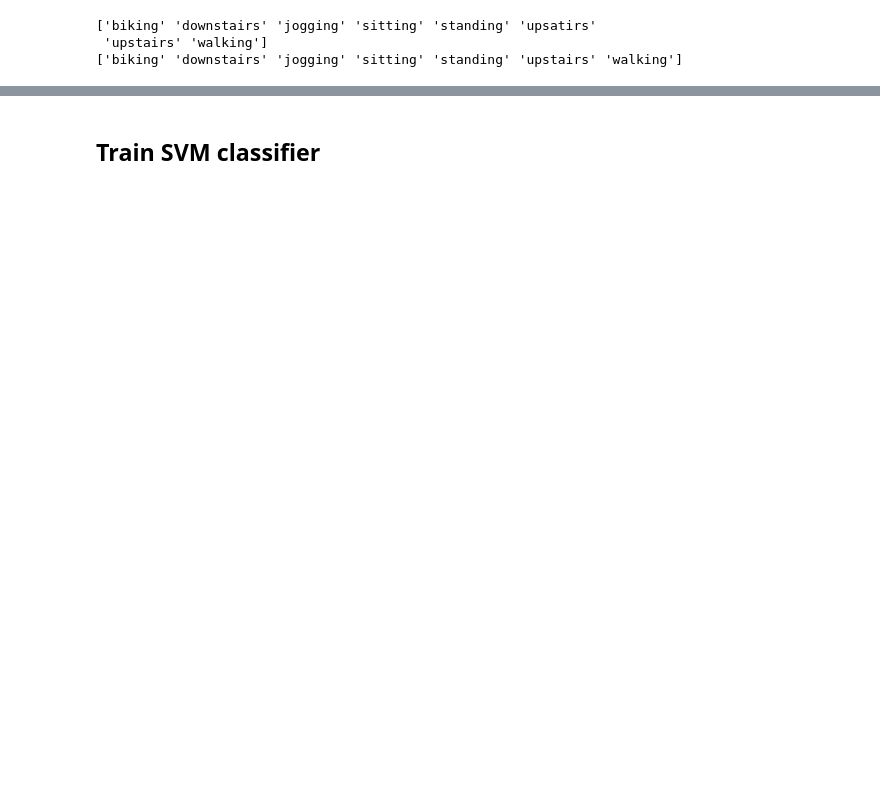
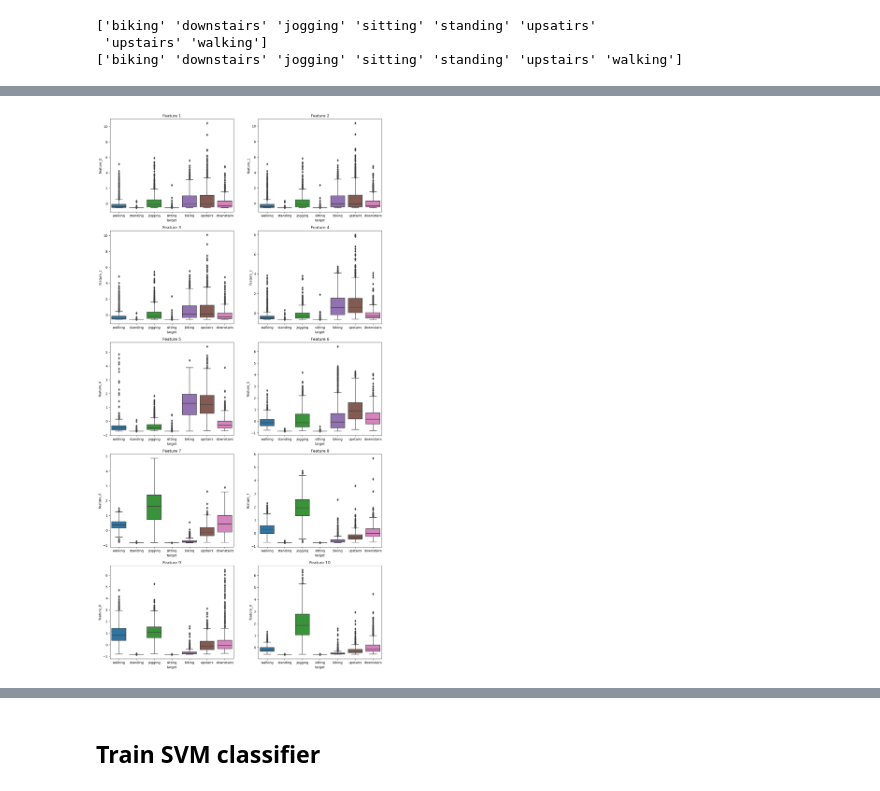
Before and after one commit to VasilisMpletsos/ActivityDetection_AUTH_2023, a Jupyter notebook: ActivityDetection.ipynb, the cells around one changed output, grey strips where cells are left out. Saved outputs shown, nothing was run; the diff lists cells and outputs as text; code cells hidden in the pictures; blank space fills up the shorter version.

```diff
--- a/ActivityDetection.ipynb
+++ b/ActivityDetection.ipynb
@@ -118,10 +137,5 @@ def load_and_process_signal(path, target_path, cutt_off_frequency=1, step=100):
 # %%
-# Settings to load the data
-get_only_right_pocket = False
-# Set the step to samples
-step = 200
-
-
+step *= 100
 subjects = ['subject_1', 'subject_2', 'subject_3', 'subject_4', 'subject_5', 'subject_6', 'subject_7', 'subject_8', 'subject_9', 'subject_10']
 if get_only_right_pocket:
     positions = ['right_pocket']
@@ -185,0 +206,10 @@ The shape of fraction signals is: (50, 315, 200)
+# %%
+# Plot activity statistics based on the features
+fig, ax = plt.subplots(5,2, figsize=(15,30))
+# Iterate over the features
+for i in range(10):
+    # Plot the boxplot of the feature
+    sns.boxplot(x='target', y=f'feature_{i}', data=human_dataset, ax=ax[i//2, i%2])
+    ax[i//2, i%2].set_title(f'Feature {i+1}')
+# %% [output]
+[figure, added]
```
Also changed, not shown: parts of 20 cells of this notebook.
